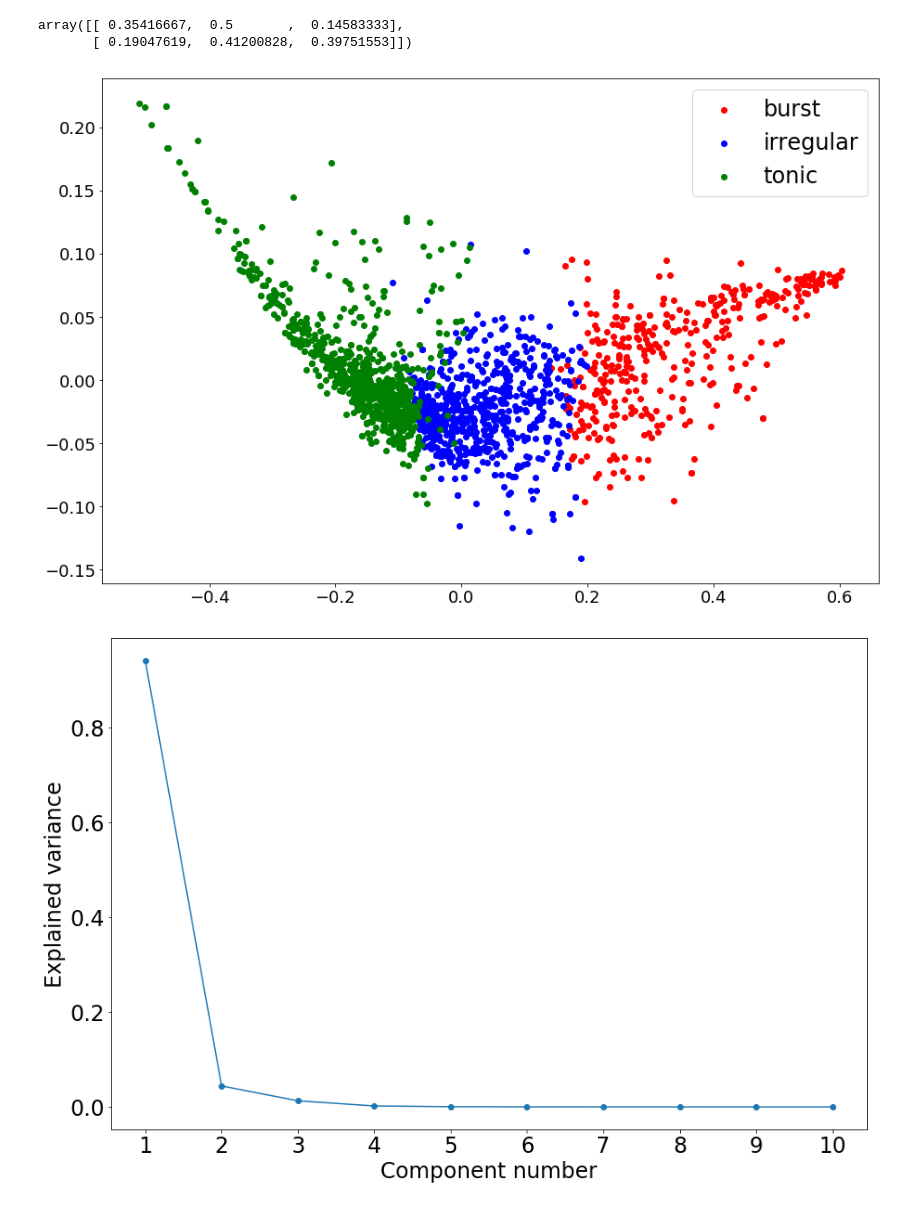
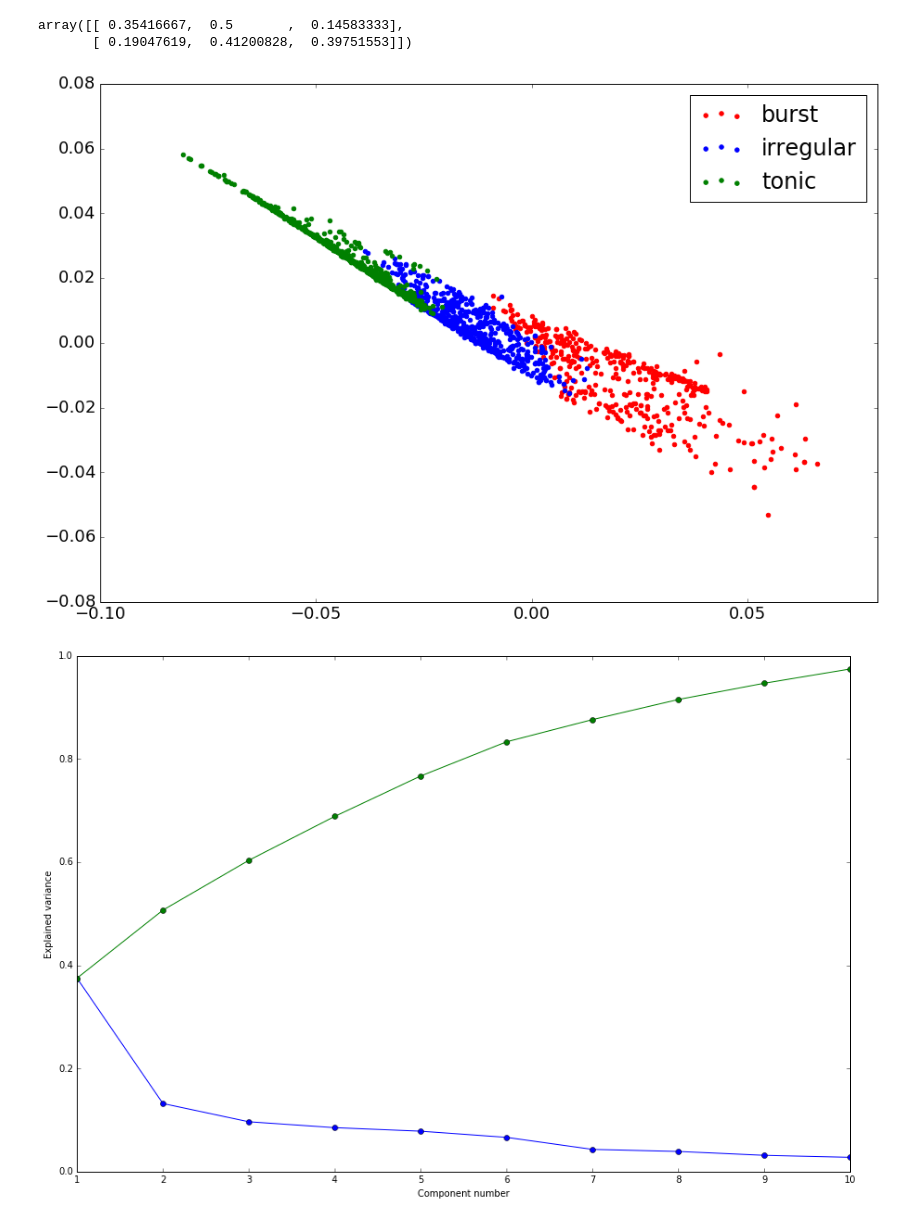
Before and after one commit to Vlad0922/neurophysiology, a Jupyter notebook: burst_clusters_heirarchy.ipynb, the cells around one changed output. Cells and saved outputs as stored; diff of their text form; code cells hidden in the pictures.

```diff
--- a/burst_clusters_heirarchy.ipynb
+++ b/burst_clusters_heirarchy.ipynb
@@ -142,7 +150,7 @@ def get_sdh(st, norm = True):
 # %%
-dist_dir_a = 'C:\\projects\\neuro_data\\data_for_analyze\\awake'
-dist_dir_s = 'C:\\projects\\neuro_data\\data_for_analyze\\sleep'
-dist_dir_cd = 'C:\\projects\\neuro_data\\data_for_analyze\\cd_patients'
+dist_dir_a = '..\\neuro_data\\data_for_analyze\\awake'
+dist_dir_s = '..\\neuro_data\\data_for_analyze\\sleep'
+dist_dir_cd = '..\\neuro_data\\data_for_analyze\\cd_patients'
 # %%
 data_a = read_spikes(dist_dir_a)
 data_s = read_spikes(dist_dir_s)
@@ -177,7 +185,16 @@ for d in data_cd:
         names.append('{};{};{}'.format(d['fpath'], d['data_name'], d['interval_name']))
 
         cv_ai.append((d['cv'], d['AI'], d['lv']))
-        awake_type.append('CD')
+#         awake_type.append('CD')
+
+        d = names[~0].split('\\')[~0].split(';')[0].replace('_', '.')
+        vals = re.findall("\d+\.\d+", d)
+        d = float(vals[0])
+
+        if d < 6:
+            awake_type.append('GPi')
+        else:
+            awake_type.append('GPe')
 
 cv_ai = np.array(cv_ai)
 # %%
@@ -859,20 +875,22 @@ array([[ 0.35416667,  0.5       ,  0.14583333],
 # %%
-pca_model = PCA(n_components=2).fit(all_padded)
+pca_model = PCA(n_components=2).fit(normalize(all_padded, axis=0))
+# pca_model = PCA(n_components=2).fit(all_padded)
+
 pca_trans = pca_model.transform(all_padded)
 plt.figure(figsize=(15,10))
 
-for l, name, col in zip(np.unique(labels), ['burst', 'irregular', 'tonic'], ['r', 'b', 'g']):
-    idx = np.where(labels == l)
+for l, name, col in zip(np.unique(cut), ['burst', 'irregular', 'tonic'], ['r', 'b', 'g']):
+    idx = np.where(cut == l)
     plt.scatter(pca_trans[idx,0], pca_trans[idx,1],  label=name, color=col)
 
 plt.legend(prop={'size':24})
 # plt.title('PCA')
 
 ax = plt.gca()
 
 for item in ([ax.title, ax.xaxis.label, ax.yaxis.label] +
              ax.get_xticklabels() + ax.get_yticklabels()):
     item.set_fontsize(18)
 # %% [output]
-[figure, old version]
+[figure, new version]
 # %%
@@ -880,6 +898,7 @@ pca_model_10 = PCA(n_components=10).fit(all_padded)
 # %%
 plt.figure(figsize=(15,10))
 plt.plot(np.arange(1, 11), pca_model_10.explained_variance_ratio_, marker='o')
+plt.plot(np.arange(1, 11), np.cumsum(pca_model_10.explained_variance_ratio_), marker='o')
 _ = plt.xticks(np.arange(1, 11))
 
 # plt.title('PCA explained variance')
@@ -888,11 +907,11 @@ plt.xlabel('Component number')
 
 ax = plt.gca()
 
-for item in ([ax.title, ax.xaxis.label, ax.yaxis.label] +
-             ax.get_xticklabels() + ax.get_yticklabels()):
-    item.set_fontsize(24)
+# for item in ([ax.title, ax.xaxis.label, ax.yaxis.label] +
+#              ax.get_xticklabels() + ax.get_yticklabels()):
+#     item.set_fontsize(24)
 # %% [output]
-[figure, old version]
+[figure, new version]
 # %%
 pca_model.explained_variance_ratio_
 # %% [output]
```
Also changed, not shown: parts of 19 cells of this notebook.
